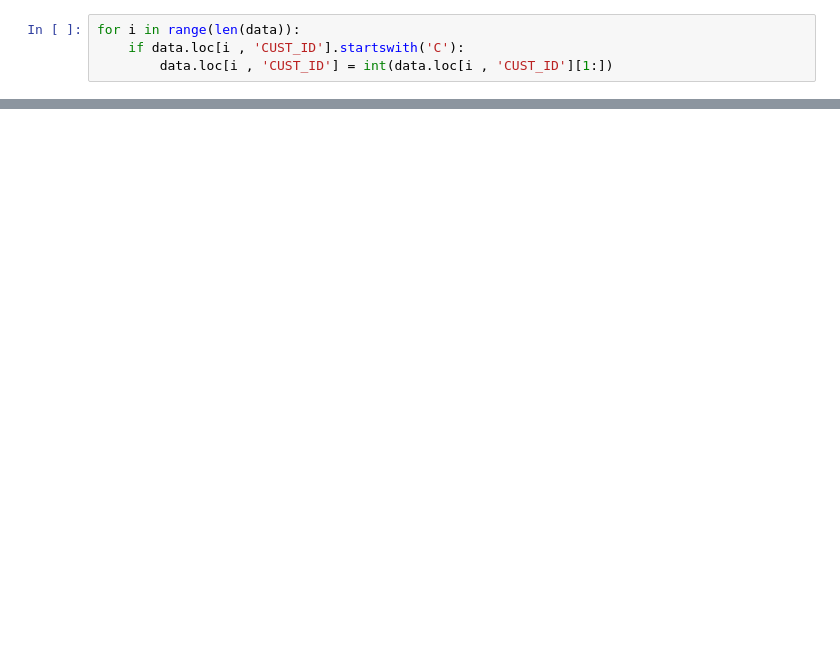
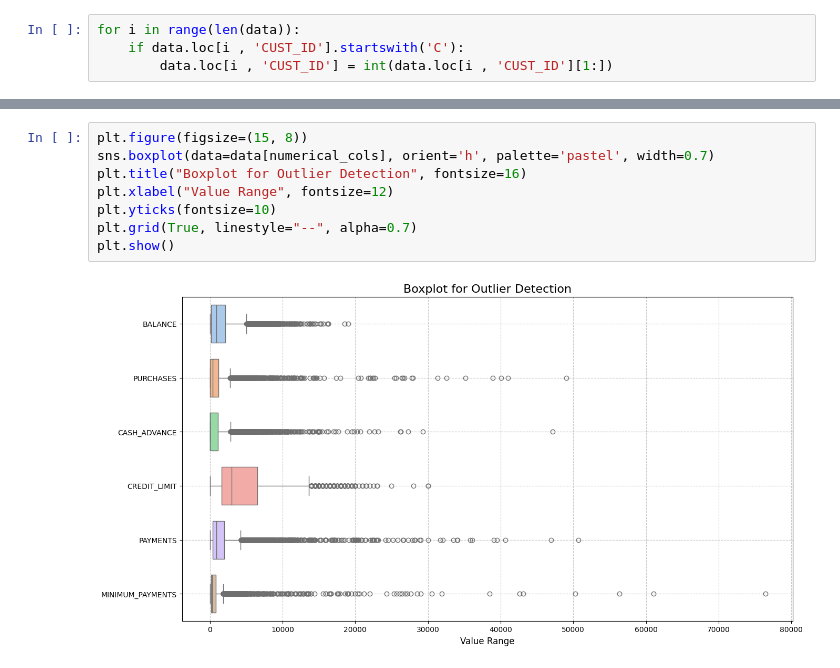
Before and after one commit to MrRezamo/Credit-Card-Clustering-with-Machine-Learning, a Jupyter notebook: Project/Main.ipynb, the cells around one changed output, grey strips where cells are left out. Drawn from its saved outputs; the diff is of its cells as text; blank space fills up the shorter version.

```diff
--- a/Project/Main.ipynb
+++ b/Project/Main.ipynb
@@ -126,0 +156,10 @@ def plot_missing_values(missing_df, threshold=50, figsize=(20, 8)):
+# %%
+plt.figure(figsize=(15, 8))
+sns.boxplot(data=data[numerical_cols], orient='h', palette='pastel', width=0.7)
+plt.title("Boxplot for Outlier Detection", fontsize=16)
+plt.xlabel("Value Range", fontsize=12)
+plt.yticks(fontsize=10)
+plt.grid(True, linestyle="--", alpha=0.7)
+plt.show()
+# %% [output]
+[figure, added]
```
Also changed, not shown: parts of 18 cells of this notebook.
